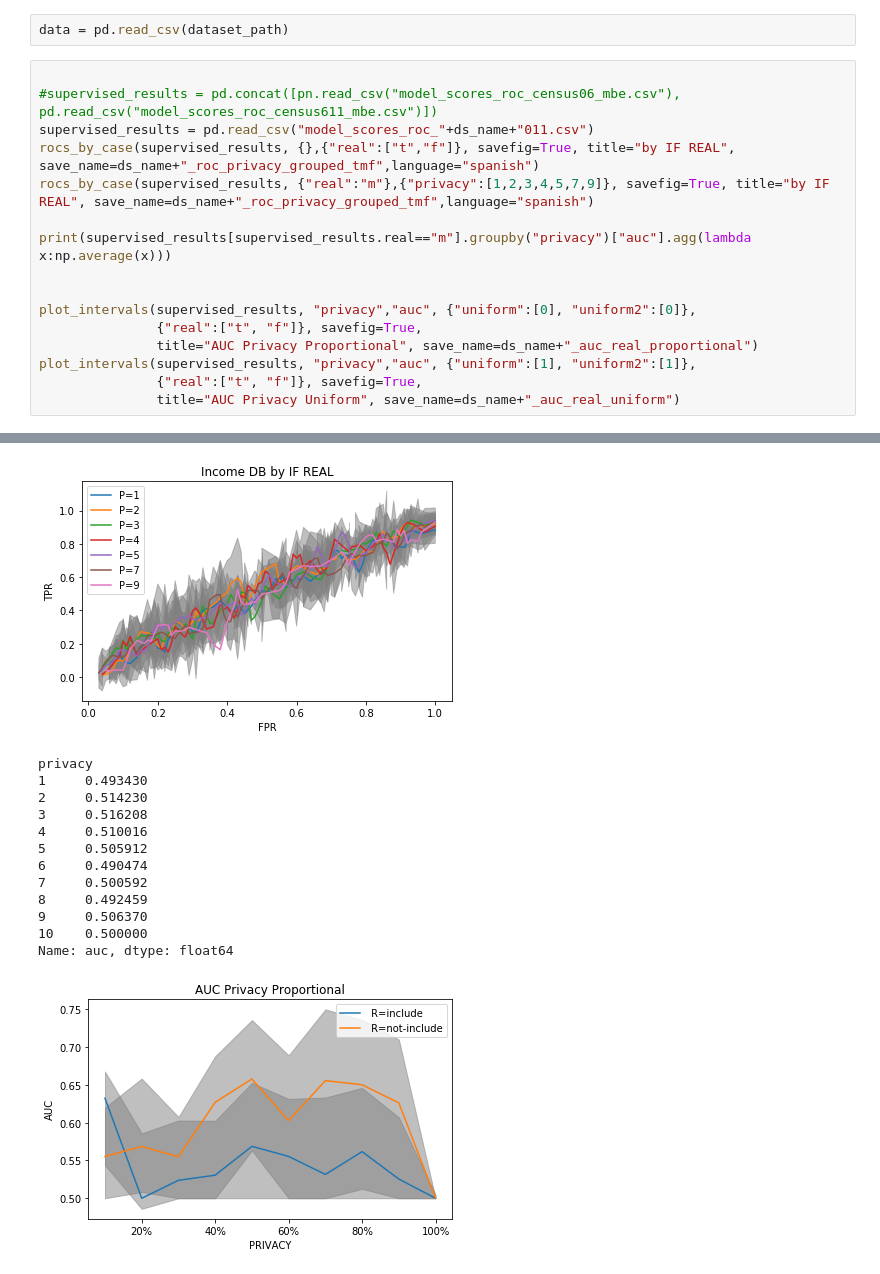
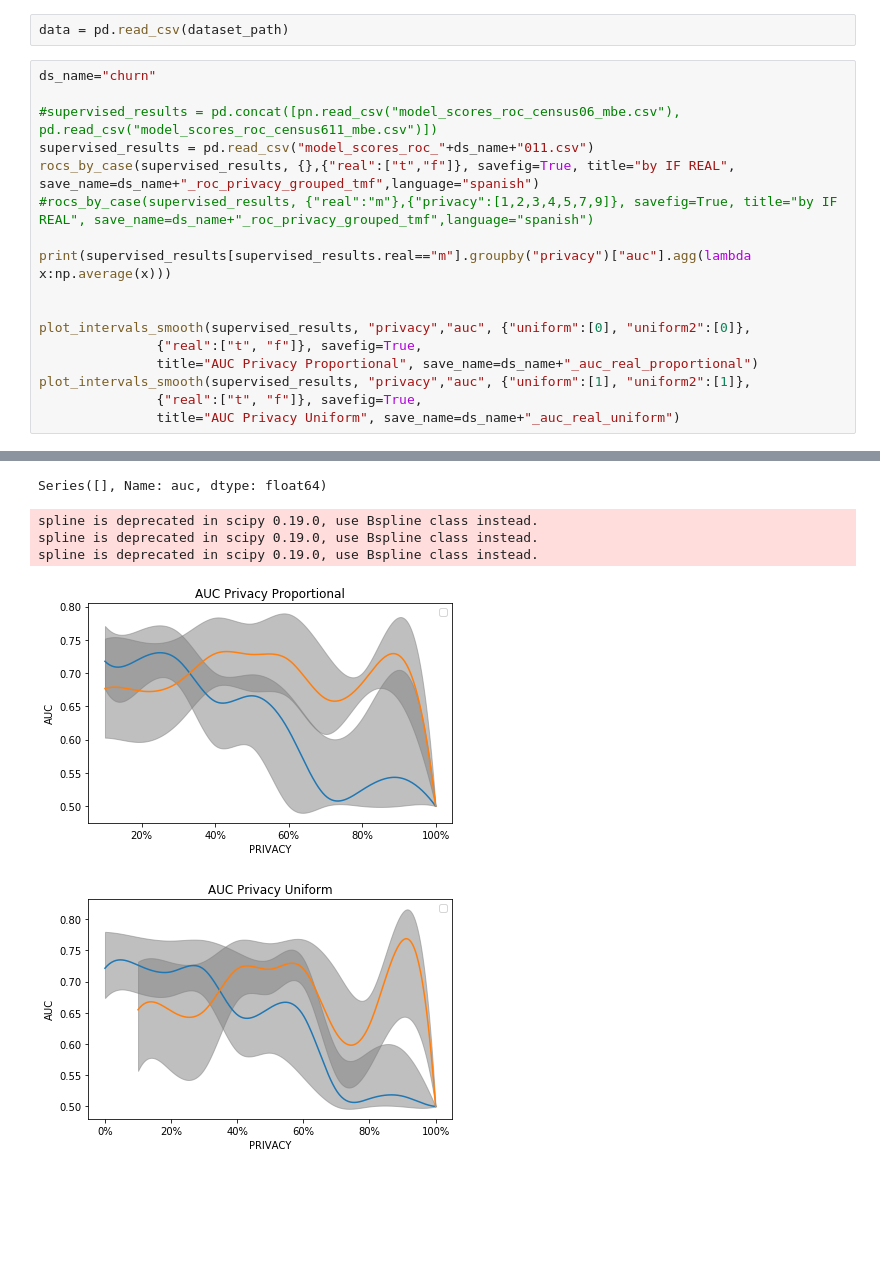
Before and after one commit to jwzinser/Tesis, a Jupyter notebook: parallel/fffff.ipynb, the cells around one changed output, grey strips where cells are left out. Cells and saved outputs as stored; diff of their text form; blank space fills up the shorter version.

Commit message:
adds smoothing intervals

```diff
--- a/parallel/fffff.ipynb
+++ b/parallel/fffff.ipynb
@@ -157,19 +143,20 @@ sanitize_df(df_path, ds_name, y_col, exclude_cols, cases)
 # %%
 data = pd.read_csv(dataset_path)
 # %%
+ds_name="churn"
 
 #supervised_results = pd.concat([pn.read_csv("model_scores_roc_census06_mbe.csv"), pd.read_csv("model_scores_roc_census611_mbe.csv")])
 supervised_results = pd.read_csv("model_scores_roc_"+ds_name+"011.csv")
 rocs_by_case(supervised_results, {},{"real":["t","f"]}, savefig=True, title="by IF REAL", save_name=ds_name+"_roc_privacy_grouped_tmf",language="spanish")
-rocs_by_case(supervised_results, {"real":"m"},{"privacy":[1,2,3,4,5,7,9]}, savefig=True, title="by IF REAL", save_name=ds_name+"_roc_privacy_grouped_tmf",language="spanish")
+#rocs_by_case(supervised_results, {"real":"m"},{"privacy":[1,2,3,4,5,7,9]}, savefig=True, title="by IF REAL", save_name=ds_name+"_roc_privacy_grouped_tmf",language="spanish")
 
 print(supervised_results[supervised_results.real=="m"].groupby("privacy")["auc"].agg(lambda x:np.average(x)))
 
 
-plot_intervals(supervised_results, "privacy","auc", {"uniform":[0], "uniform2":[0]},
+plot_intervals_smooth(supervised_results, "privacy","auc", {"uniform":[0], "uniform2":[0]},
                {"real":["t", "f"]}, savefig=True,
                title="AUC Privacy Proportional", save_name=ds_name+"_auc_real_proportional")
-plot_intervals(supervised_results, "privacy","auc", {"uniform":[1], "uniform2":[1]},
+plot_intervals_smooth(supervised_results, "privacy","auc", {"uniform":[1], "uniform2":[1]},
                {"real":["t", "f"]}, savefig=True,
                title="AUC Privacy Uniform", save_name=ds_name+"_auc_real_uniform")
 # %% [output]
@@ -177,14 +164,6 @@ plot_intervals(supervised_results, "privacy","auc", {"uniform":[1], "uniform2":[
+Series([], Name: auc, dtype: float64)
+spline is deprecated in scipy 0.19.0, use Bspline class instead.
+spline is deprecated in scipy 0.19.0, use Bspline class instead.
+spline is deprecated in scipy 0.19.0, use Bspline class instead.
-[figure, old version]
+[figure, new version]
-privacy
-1     0.493430
-2     0.514230
-3     0.516208
-4     0.510016
-5     0.505912
-6     0.490474
-7     0.500592
-8     0.492459
-9     0.506370
-10    0.500000
-Name: auc, dtype: float64
-[figure, old version]
+[figure, new version]
```
Also changed, not shown: parts of 4 cells of this notebook, 1 other file.
